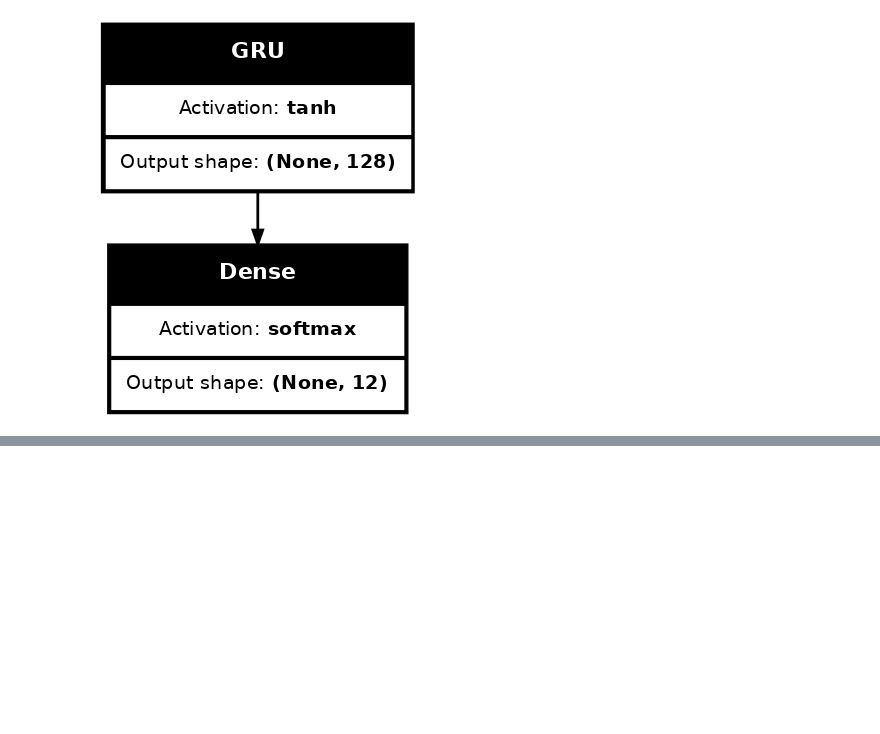
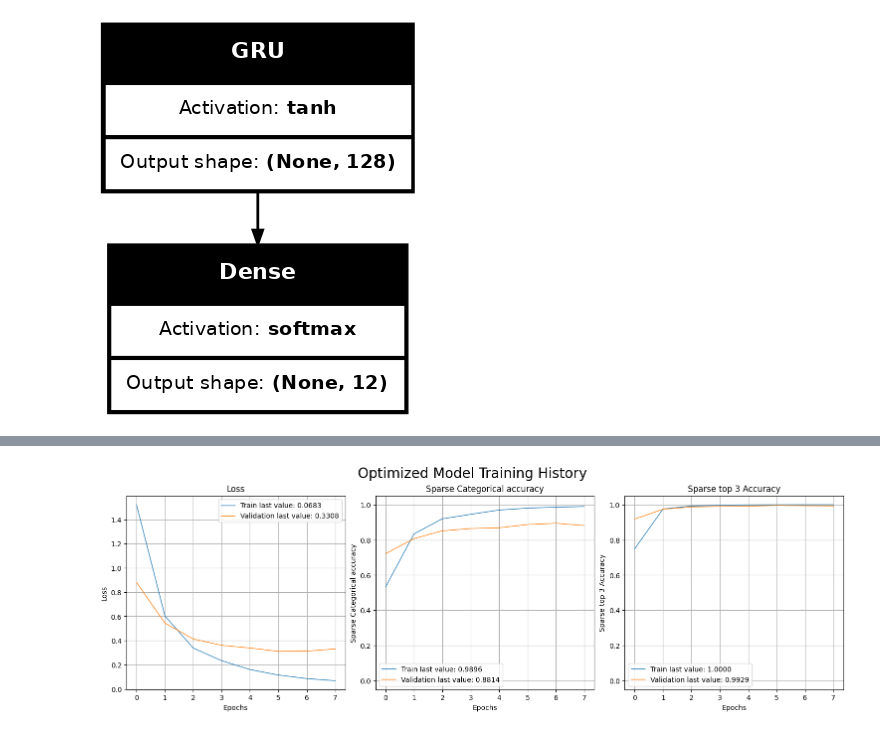
Before and after one commit to mdarnowski/mhealth_masters, a Jupyter notebook: notebooks/models/baseline_model.ipynb, the cells around one changed output, grey strips where cells are left out. Saved outputs shown, nothing was run; the diff lists cells and outputs as text; code cells hidden in the pictures; blank space fills up the shorter version.

```diff
--- a/notebooks/models/baseline_model.ipynb
+++ b/notebooks/models/baseline_model.ipynb
@@ -45,3 +45,7 @@ Epoch 15/15
+# %%
+vis.plot_val_history(history)
+# %% [output]
+[figure, added]
 # %%
 vis.plot_evaluation_results(model)
 # %% [output]
```
Also changed, not shown: parts of 4 cells of this notebook, 7 other files.
